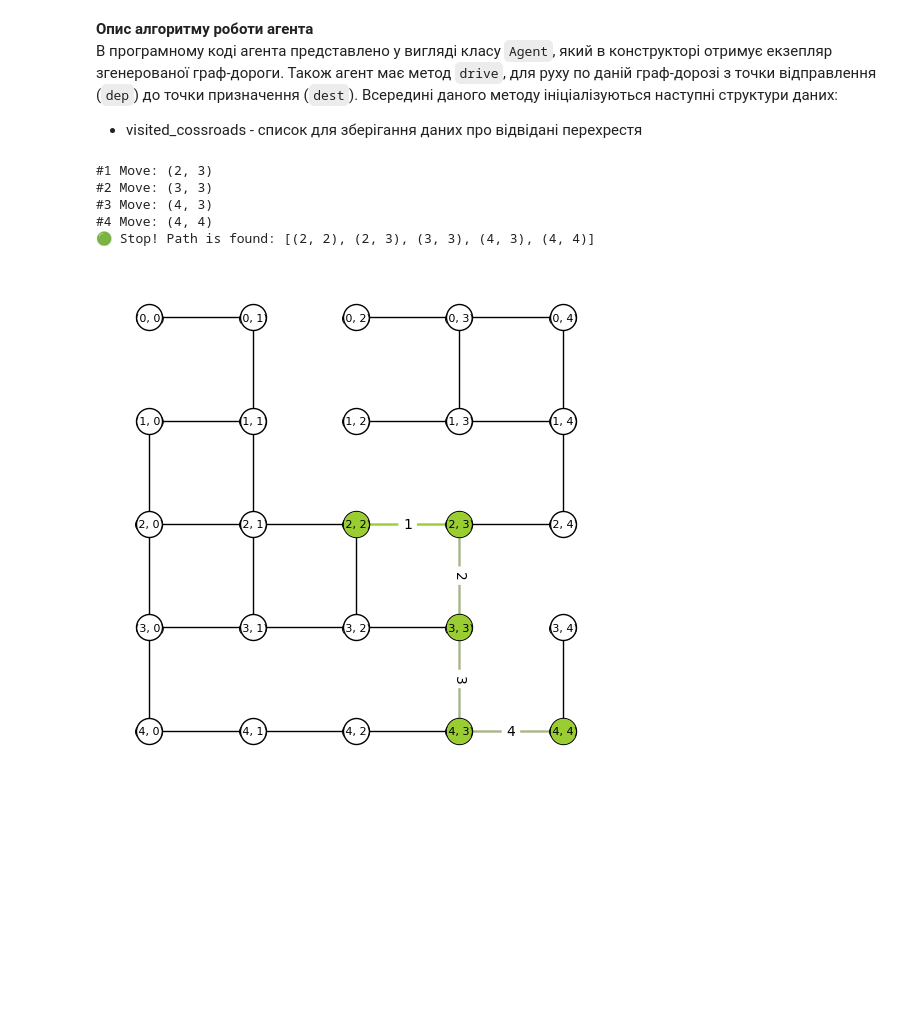
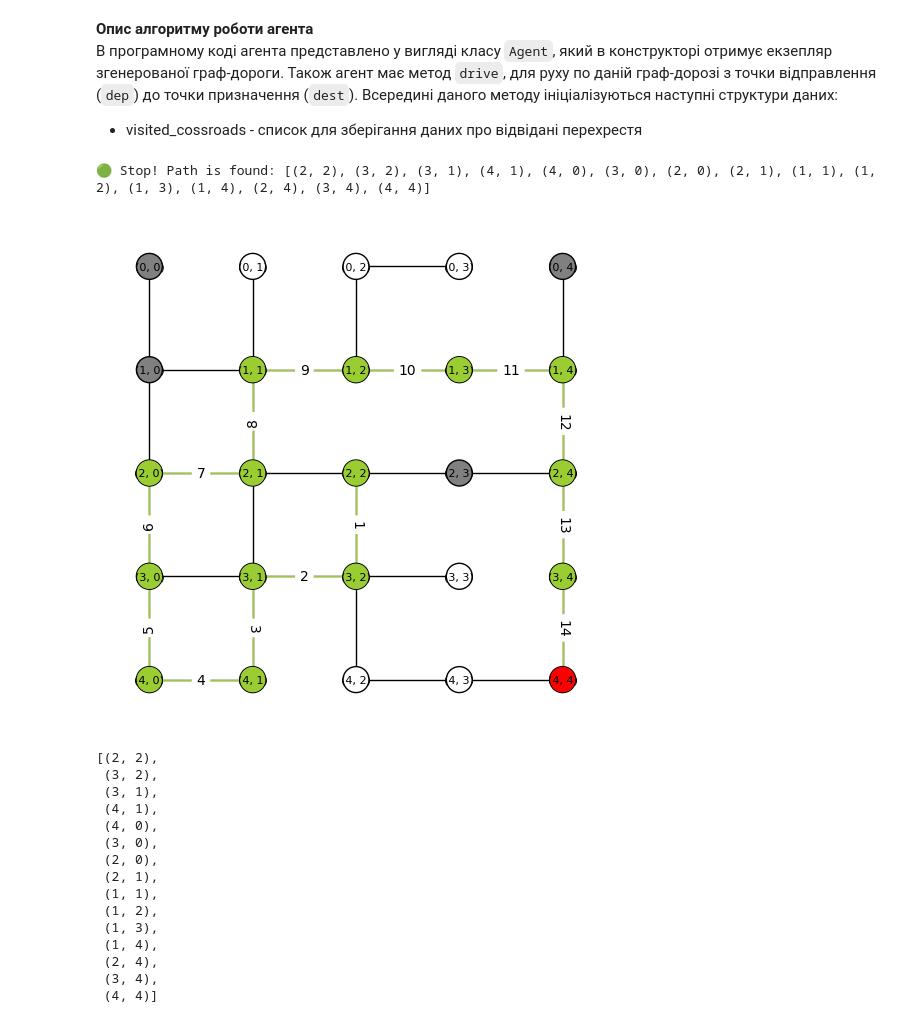
Before and after one commit to artemmatiushenko1/ai_technologies_2023, a Jupyter notebook: lab-2/matiushenko_artem_ip04_lab2.ipynb, the cells around one changed output. Drawn from its saved outputs; the diff is of its cells as text; code cells hidden in the pictures; blank space fills up the shorter version.

Commit message:
feat: + draw path state

```diff
--- a/lab-2/matiushenko_artem_ip04_lab2.ipynb
+++ b/lab-2/matiushenko_artem_ip04_lab2.ipynb
@@ -37,3 +39,5 @@ plt_options = {
   "with_labels": True,
   "font_size": 8
 }
+
+agent_path_draw_delay = 1
@@ -47,13 +44,19 @@ def draw_road(road, plt_options):
 # %%
-def draw_agent_path(path, road):
+def draw_agent_path(path, road, current_crossroads, visited_crossroads):
     edges = [(path[i], path[i+1]) for i in range(len(path) - 1)]
     edge_labels = {edge: i + 1 for i, edge in enumerate(edges)}
 
     pos = {(x,y):(y,-x) for x,y in road.nodes()}
 
-    nx.draw_networkx_nodes(road, nodelist=path, pos=pos, node_color='yellowgreen')
+    path_node_color = ['red' if node == current_crossroads else 'yellowgreen' for node in path]
+    visited_crossroads_node_color = ['gray' if node in visited_crossroads else 'white' for node in road.nodes]
+
+    plt.figure(figsize=(5,5))
+    nx.draw(road, pos=pos, **{ **plt_options, 'node_color': visited_crossroads_node_color })
+    nx.draw_networkx_nodes(road, nodelist=path, pos=pos, node_color=path_node_color)
     nx.draw_networkx_edges(road, edgelist=edges, pos=pos, edge_color='yellowgreen')
     nx.draw_networkx_edge_labels(road, edge_labels=edge_labels, pos=pos)
+    plt.show()
 # %% [markdown]
 **Опис алгоритму роботи агента**<br/>
 В програмному коді агента представлено у вигляді класу `Agent`, який в конструкторі отримує екзепляр згенерованої граф-дороги. Також агент має метод `drive`, для руху по даній граф-дорозі з точки відправлення (`dep`) до точки призначення (`dest`). Всередині даного методу ініціалізуються наступні структури даних:
@@ -81,6 +84,8 @@ class Agent:
 
       if current_crossroads == dest:
         print(f"🟢 Stop! Path is found: {stack}")
+
+        draw_agent_path(stack, self.road, current_crossroads, visited_crossroads)
 
         return stack
 
@@ -108,17 +113,31 @@ class Agent:
         current_crossroads = next_crossroads
 
         print(f"#{moves_count} Move: {next_crossroads}")
+
+      draw_agent_path(stack, self.road, current_crossroads, visited_crossroads)
+
+      time.sleep(agent_path_draw_delay)
+      clear_output(wait=True)
 # %%
 road = setup_road(n_edges_to_remove=10)
 agent = Agent(road)
-path = agent.drive((2, 2), (4, 4))
 
-draw_road(road, plt_options)
-draw_agent_path(path, road)
+agent.drive((2, 2), (4, 4))
 # %% [output]
-#1 Move: (2, 3)
-#2 Move: (3, 3)
-#3 Move: (4, 3)
-#4 Move: (4, 4)
-🟢 Stop! Path is found: [(2, 2), (2, 3), (3, 3), (4, 3), (4, 4)]
+🟢 Stop! Path is found: [(2, 2), (3, 2), (3, 1), (4, 1), (4, 0), (3, 0), (2, 0), (2, 1), (1, 1), (1, 2), (1, 3), (1, 4), (2, 4), (3, 4), (4, 4)]
-[figure, old version]
+[figure, new version]
+[(2, 2),
+ (3, 2),
+ (3, 1),
+ (4, 1),
+ (4, 0),
+ (3, 0),
+ (2, 0),
+ (2, 1),
+ (1, 1),
+ (1, 2),
+ (1, 3),
+ (1, 4),
+ (2, 4),
+ (3, 4),
+ (4, 4)]
```
Also changed, not shown: parts of 2 cells of this notebook.
